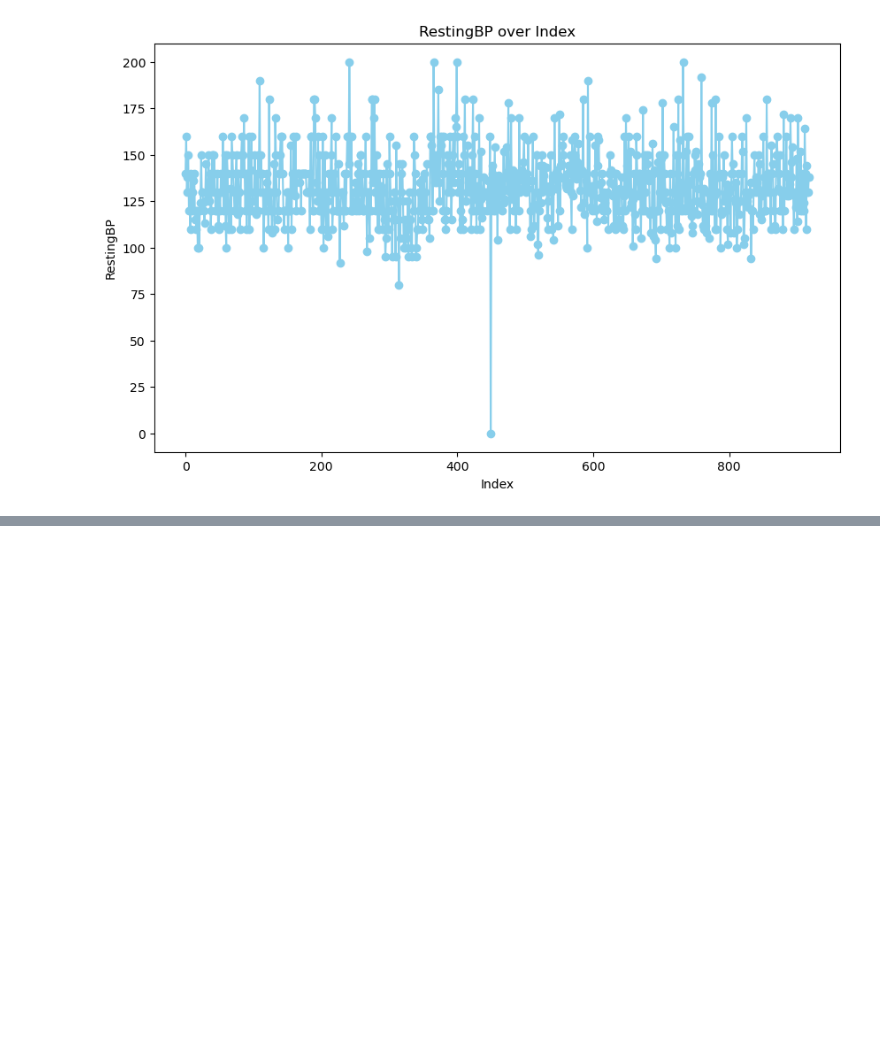
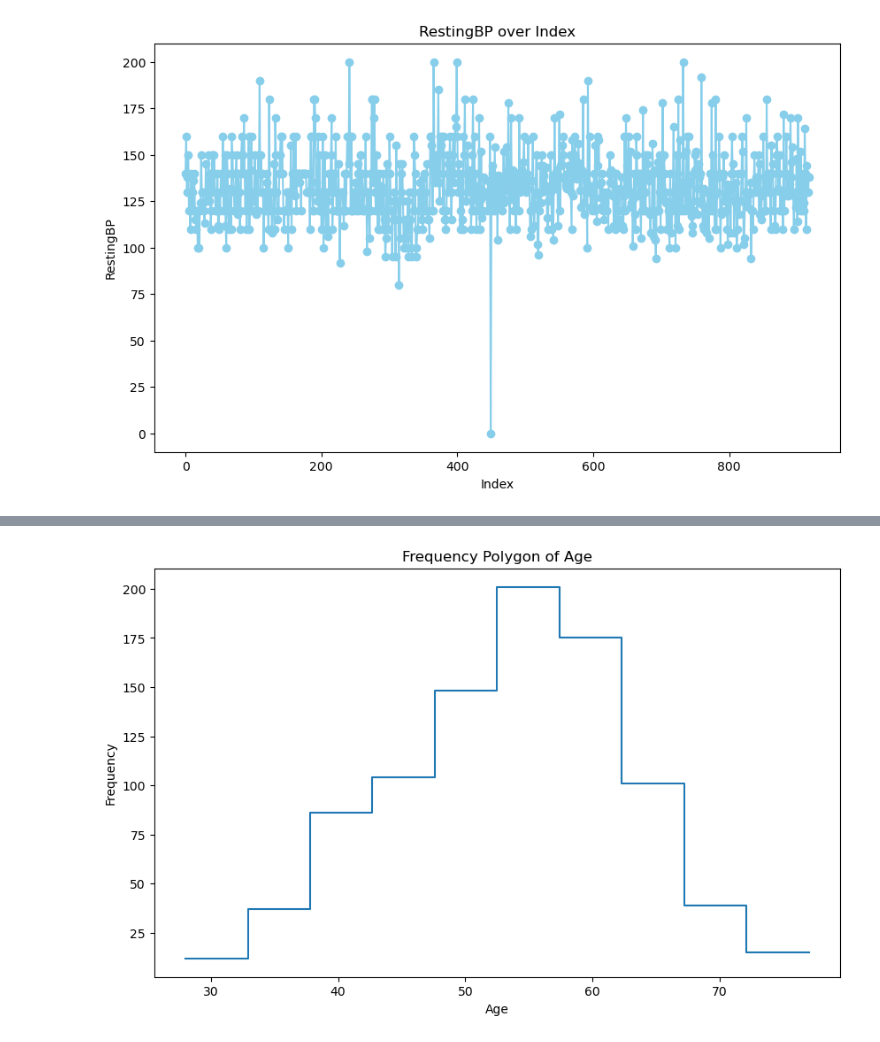
Before and after one commit to devikrishnaofficial/Data-Visualization, a Jupyter notebook: DV-heart.ipynb, the cells around one changed output, grey strips where cells are left out. Saved outputs shown, nothing was run; the diff lists cells and outputs as text; code cells hidden in the pictures; blank space fills up the shorter version.

```diff
--- a/DV-heart.ipynb
+++ b/DV-heart.ipynb
@@ -60,0 +99,10 @@ plt.show()
+# %%
+# Frequency Polygon for Age
+plt.figure(figsize=(10, 6))
+sns.histplot(df['Age'], bins=10, kde=False, element='step', fill=False)
+plt.title('Frequency Polygon of Age')
+plt.xlabel('Age')
+plt.ylabel('Frequency')
+plt.show()
+# %% [output]
+[figure, added]
```
Also changed, not shown: parts of 5 cells of this notebook.
